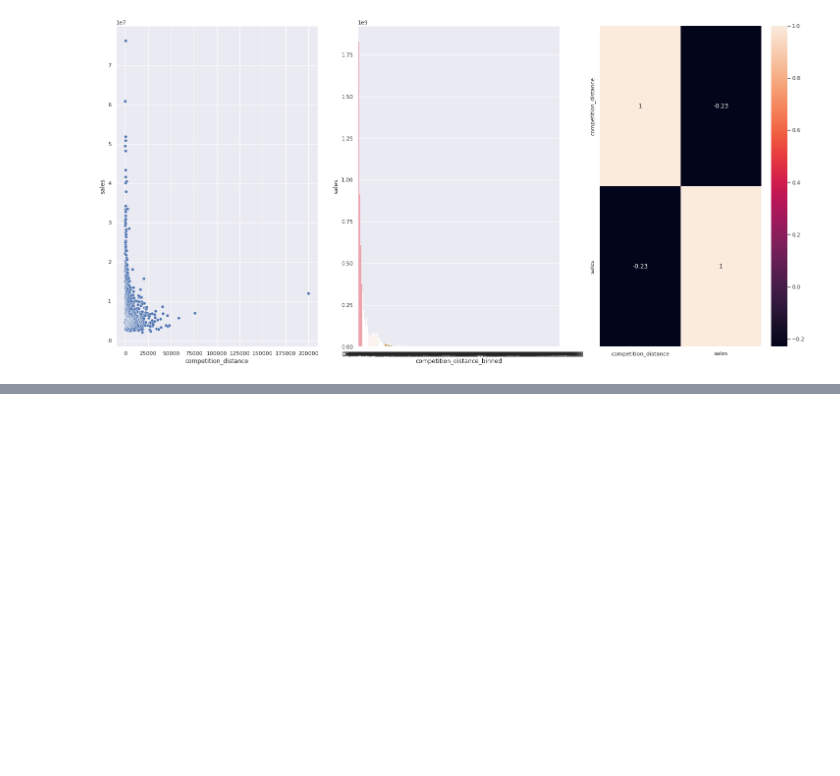
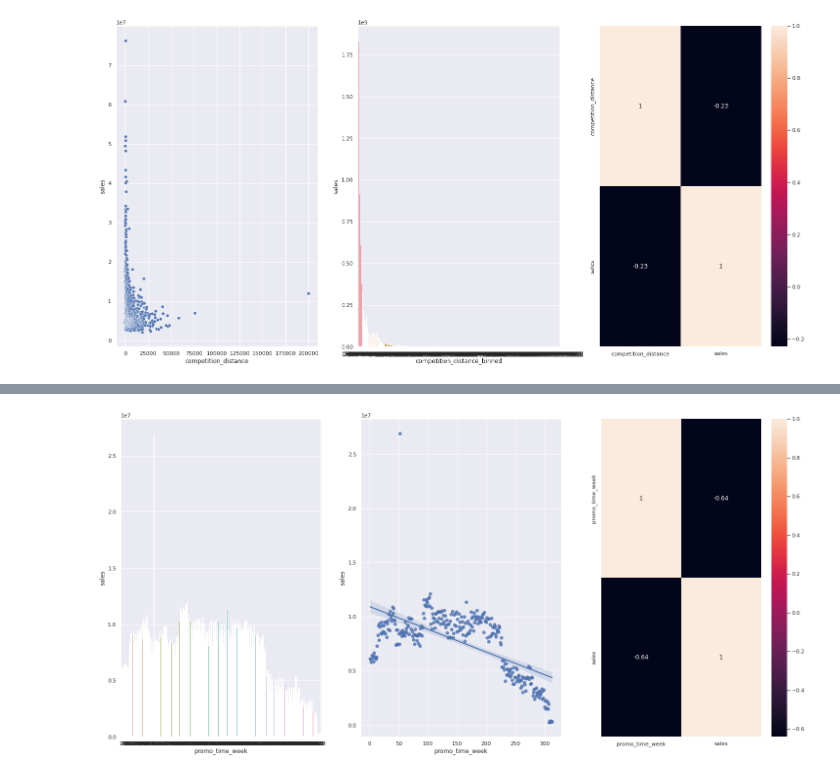
Before and after one commit to guiaraujofreitas/Rossmann-Store-Sales, a Jupyter notebook: m04_Store_Sales_prediction.ipynb, the cells around one changed output, grey strips where cells are left out. Cells and saved outputs as stored; diff of their text form; code cells hidden in the pictures; blank space fills up the shorter version.

```diff
--- a/m04_Store_Sales_prediction.ipynb
+++ b/m04_Store_Sales_prediction.ipynb
@@ -660,0 +651,25 @@ Index(['store', 'day_of_week', 'date', 'sales', 'promo', 'state_holiday',
+# %%
+grid = GridSpec(2 ,3)
+
+aux = df4[['promo_time_week','sales']].groupby('promo_time_week').sum().reset_index()
+
+aux1 = aux.loc[aux['promo_time_week']> 0]
+
+plt.subplot(1,3,1)
+sns.barplot(x= 'promo_time_week', y = 'sales', data=aux1);
+
+plt.subplot(1,3,2)
+sns.regplot(x = 'promo_time_week', y= 'sales', data=aux1);
+
+plt.subplot(1,3,3)
+sns.heatmap(aux1.corr(method='pearson'), annot=True);
+
+
+# ================== Promotion Regular =================
+
+aux3 = aux.loc[aux['promo_time_week']< 0]
+
+plt.subplot(2,3,4)
+sns.barplot()
+# %% [output]
+[figure, added]
```
Also changed, not shown: parts of 11 cells of this notebook.
